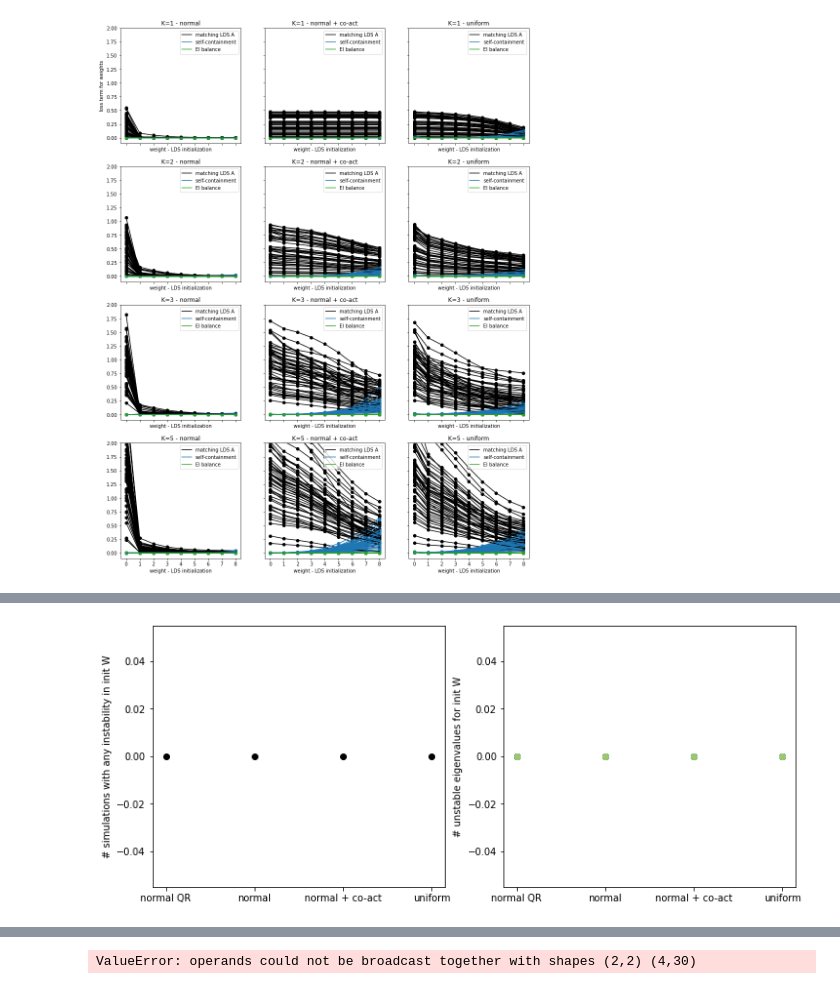
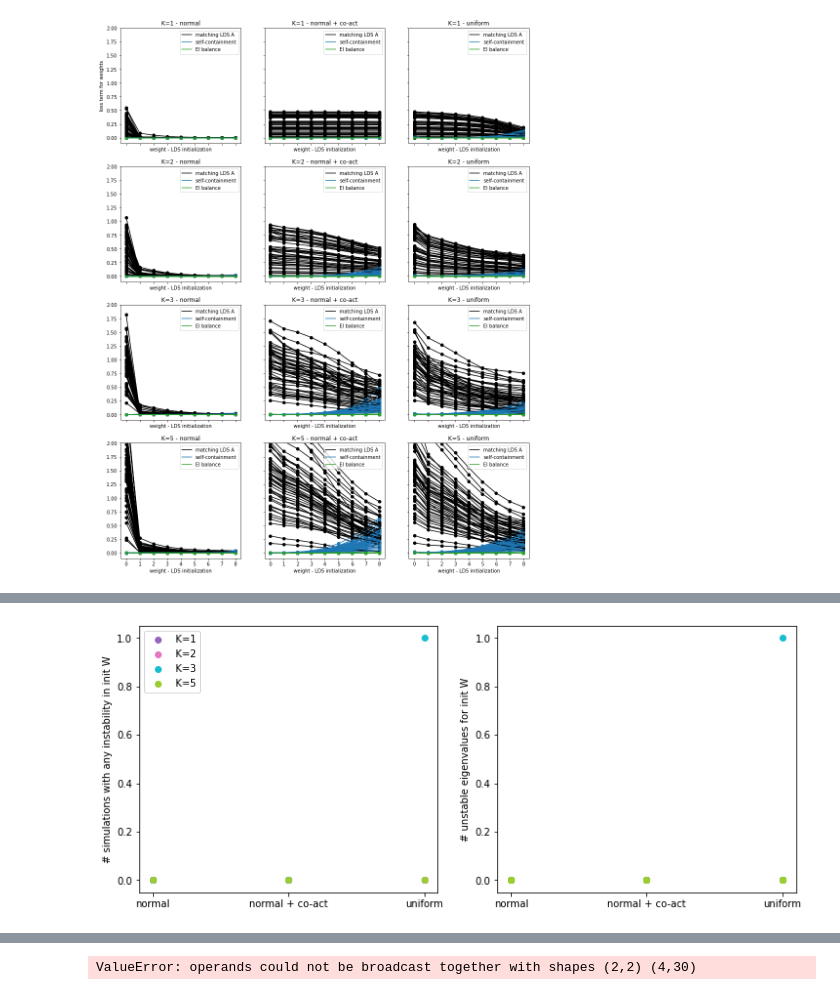
Before and after one commit to lenca56/EI-subspace-RNN, a Jupyter notebook: Analysis_Cluster_fixed_N.ipynb, the cells around one changed output, grey strips where cells are left out. Saved outputs shown, nothing was run; the diff lists cells and outputs as text; code cells hidden in the pictures.

```diff
--- a/Analysis_Cluster_fixed_N.ipynb
+++ b/Analysis_Cluster_fixed_N.ipynb
@@ -201,29 +229,29 @@ plt.savefig(f'figures/N={N}_K={K}_figure=2_plot_dynamics_initialization_error',
 # %%
+def plot_unstable_initializations(axes, num_simulations, K_vals, j_values=[0,1]):
+    initW = load_data(N, K_values=K_vals, j_values=j_values, num_simulations=num_simulations, parameter='initW')
+    for k in range(len(K_vals)):
+        binary_unstable_init = np.zeros((len(j_values), num_simulations))
+        count_unstable_init = np.zeros((len(j_values), num_simulations))
+
+        for simulation in range(num_simulations):
+            for j in range(len(j_values)):
+                binary_unstable_init[j, simulation], count_unstable_init[j, simulation] = check_unstable(initW[k,j,simulation])
+                axes[1].scatter(j, count_unstable_init[j, simulation], color=color_dict.get(K_vals[k]))
+
+        axes[0].scatter(j_values, binary_unstable_init.sum(axis=1), color=color_dict.get(K_vals[k]), label=f'K={K_vals[k]}')
+        axes[0].set_xticks(j_values, J_possibility_title[j_values])
+        axes[1].set_xticks(j_values, J_possibility_title[j_values])
+        axes[0].set_ylabel('# simulations with any instability in init W')
+        axes[1].set_ylabel('# unstable eigenvalues for init W')
+        axes[0].legend(loc='upper left')
+
 fig, axes = plt.subplots(1,2, figsize=(12, 5))
-
-initW = load_data(N, K, j_values=j_values, num_simulations=num_simulations, parameter='initW')
-
-def plot_unstable_initializations(axes, initW, j_values=[0,1]):
-    binary_unstable_init = np.zeros((len(j_values), 30))
-    count_unstable_init = np.zeros((4, 30))
-
-    for simulation in range(trueA.shape[1]):
-        color = generate_random_color()
-        for j in j_values:
-            binary_unstable_init[j, simulation], count_unstable_init[j, simulation] = check_unstable(fitW[j,simulation])
-            axes[1].scatter(j, count_unstable_init[j, simulation], color=color)
-
-
-    axes[0].scatter(j_values, binary_unstable_init.sum(axis=1), color='black')
-    axes[0].set_xticks(j_values, J_possibility_title[j_values])
-    axes[1].set_xticks(j_values, J_possibility_title[j_values])
-    axes[0].set_ylabel('# simulations with any instability in init W')
-    axes[1].set_ylabel('# unstable eigenvalues for init W')
-
-plot_unstable_initializations(axes, initW, j_values=j_values)
-plt.savefig(f'figures/N={N}_K={K}_figure=3_plot_unstable_initializations', bbox_inches='tight', dpi=300)
+K_vals = [1,2,3,5]
+j_vals = [0,1,2]
+plot_unstable_initializations(axes, num_simulations, K_vals=K_vals, j_values=j_vals)
+# plt.savefig(f'figures/N={N}_K={K}_figure=3_plot_unstable_initializations', bbox_inches='tight', dpi=300)
 # %% [output]
-[figure, old version]
+[figure, new version]
 # %%
 # # whether instability in fitting is solely caused by instability in initialization
 # %%
```
Also changed, not shown: parts of 5 cells of this notebook, 1 other file.
